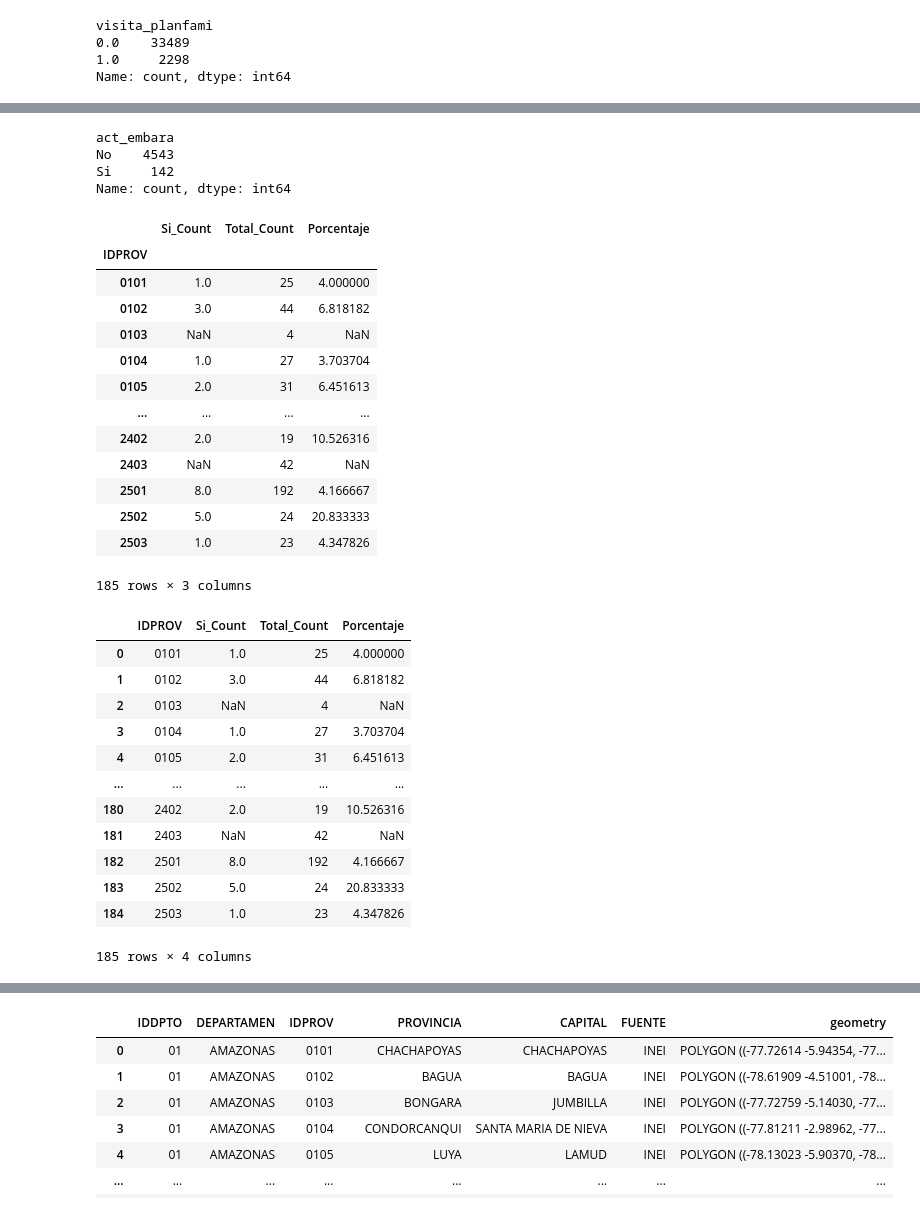
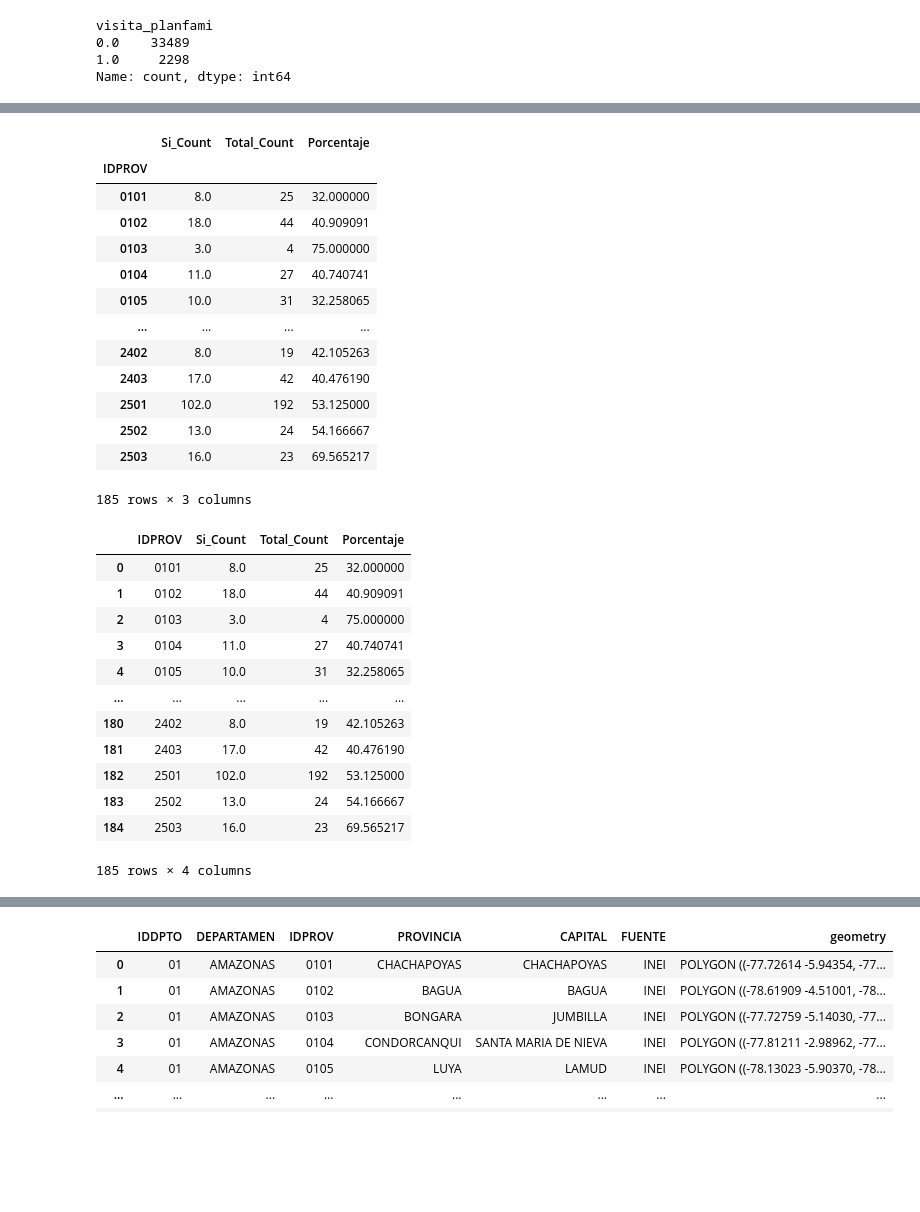
Before and after one commit to Proyecto-Magallanes/Dashboard, a Jupyter notebook: ENDES_ Limpieza.ipynb, the cells around one changed output, grey strips where cells are left out. Cells and saved outputs as stored; diff of their text form; code cells hidden in the pictures; blank space fills up the shorter version.

```diff
--- a/ENDES_ Limpieza.ipynb
+++ b/ENDES_ Limpieza.ipynb
@@ -98,40 +98,33 @@ solo_teens
 4685 rows × 9 columns
 # %%
 solo_teens = solo_teens.copy()
-solo_teens['act_embara'] = solo_teens['act_embara'].replace({3: 'Si', 2: 'No', 1: 'Si', 0: 'No'})
+solo_teens['uso_meto'] = solo_teens['uso_meto'].replace({3: 'Si', 2: 'No', 1: 'Si', 0: 'No'})
-# %%
-solo_teens['act_embara'].value_counts()
-# %% [output]
-act_embara
-No    4543
-Si     142
-Name: count, dtype: int64
 # %%
-si_por_provincia = solo_teens[solo_teens['act_embara'] == 'Si']['IDPROV'].value_counts()
+si_por_provincia = solo_teens[solo_teens['uso_meto'] == 'Si']['IDPROV'].value_counts()
 
 # Obtener el conteo total por provincia
 total_por_provincia = solo_teens['IDPROV'].value_counts()
 
 # Combinar las series en un nuevo DataFrame
 data_prov = pd.DataFrame({'Si_Count': si_por_provincia, 'Total_Count': total_por_provincia})
 
 # Calcular el porcentaje de 'Si' por provincia
 data_prov['Porcentaje'] = (data_prov['Si_Count'] / data_prov['Total_Count']) * 100
 data_prov
 # %% [output]
 |  | Si_Count | Total_Count | Porcentaje |
 | IDPROV |  |  |  |
-| 0101 | 1.0 | 25 | 4.000000 |
-| 0102 | 3.0 | 44 | 6.818182 |
-| 0103 | NaN | 4 | NaN |
-| 0104 | 1.0 | 27 | 3.703704 |
-| 0105 | 2.0 | 31 | 6.451613 |
+| 0101 | 8.0 | 25 | 32.000000 |
+| 0102 | 18.0 | 44 | 40.909091 |
+| 0103 | 3.0 | 4 | 75.000000 |
+| 0104 | 11.0 | 27 | 40.740741 |
+| 0105 | 10.0 | 31 | 32.258065 |
 | ... | ... | ... | ... |
-| 2402 | 2.0 | 19 | 10.526316 |
-| 2403 | NaN | 42 | NaN |
-| 2501 | 8.0 | 192 | 4.166667 |
-| 2502 | 5.0 | 24 | 20.833333 |
-| 2503 | 1.0 | 23 | 4.347826 |
+| 2402 | 8.0 | 19 | 42.105263 |
+| 2403 | 17.0 | 42 | 40.476190 |
+| 2501 | 102.0 | 192 | 53.125000 |
+| 2502 | 13.0 | 24 | 54.166667 |
+| 2503 | 16.0 | 23 | 69.565217 |
 185 rows × 3 columns
 # %%
 data_prov= data_prov.reset_index(drop=False).\
@@ -139,17 +132,17 @@ data_prov= data_prov.reset_index(drop=False).\
 data_prov
 # %% [output]
 |  | IDPROV | Si_Count | Total_Count | Porcentaje |
-| 0 | 0101 | 1.0 | 25 | 4.000000 |
-| 1 | 0102 | 3.0 | 44 | 6.818182 |
-| 2 | 0103 | NaN | 4 | NaN |
-| 3 | 0104 | 1.0 | 27 | 3.703704 |
-| 4 | 0105 | 2.0 | 31 | 6.451613 |
+| 0 | 0101 | 8.0 | 25 | 32.000000 |
+| 1 | 0102 | 18.0 | 44 | 40.909091 |
+| 2 | 0103 | 3.0 | 4 | 75.000000 |
+| 3 | 0104 | 11.0 | 27 | 40.740741 |
+| 4 | 0105 | 10.0 | 31 | 32.258065 |
 | ... | ... | ... | ... | ... |
-| 180 | 2402 | 2.0 | 19 | 10.526316 |
-| 181 | 2403 | NaN | 42 | NaN |
-| 182 | 2501 | 8.0 | 192 | 4.166667 |
-| 183 | 2502 | 5.0 | 24 | 20.833333 |
-| 184 | 2503 | 1.0 | 23 | 4.347826 |
+| 180 | 2402 | 8.0 | 19 | 42.105263 |
+| 181 | 2403 | 17.0 | 42 | 40.476190 |
+| 182 | 2501 | 102.0 | 192 | 53.125000 |
+| 183 | 2502 | 13.0 | 24 | 54.166667 |
+| 184 | 2503 | 16.0 | 23 | 69.565217 |
 185 rows × 4 columns
 # %%
 data_prov = data_prov.fillna(0)
```
Also changed, not shown: parts of 11 cells of this notebook, 1 other file.
